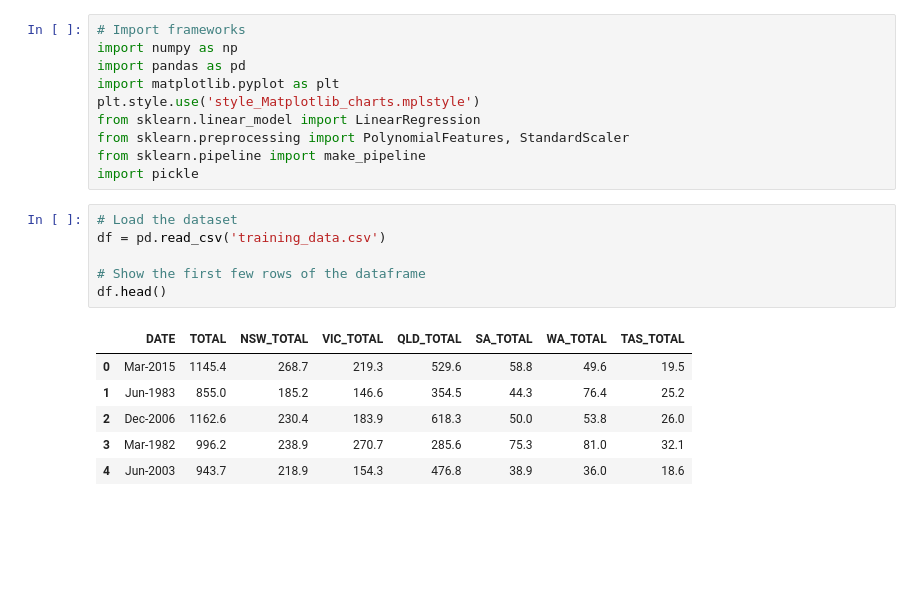
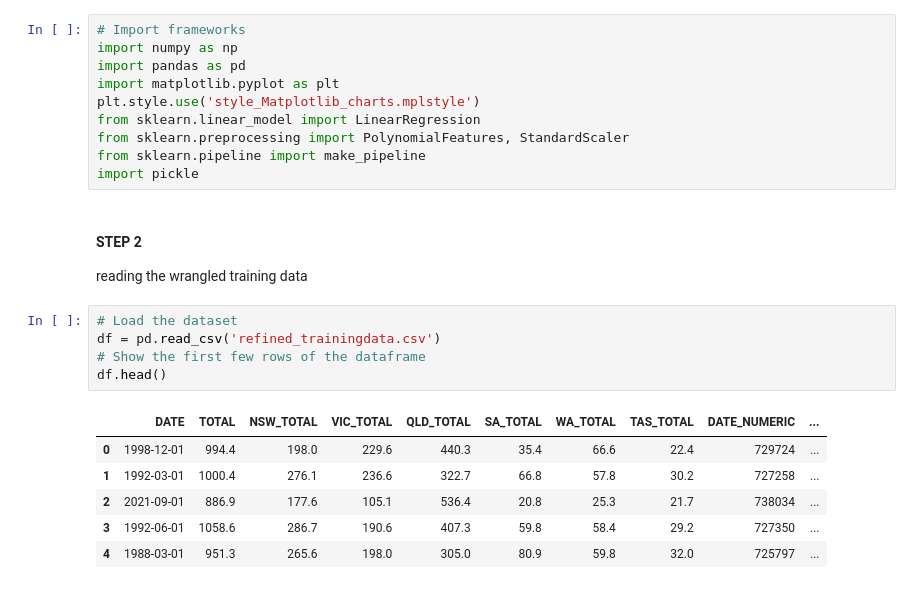
Before and after one commit to TempeHS/2025-SE-Dash-J-Task2, a Jupyter notebook: ipynb/Linear_regression.ipynb, the cells around one changed output. Saved outputs shown, nothing was run; the diff lists cells and outputs as text; blank space fills up the shorter version.

```diff
--- a/ipynb/Linear_regression.ipynb
+++ b/ipynb/Linear_regression.ipynb
@@ -8,16 +12,20 @@ from sklearn.linear_model import LinearRegression
 from sklearn.preprocessing import PolynomialFeatures, StandardScaler
 from sklearn.pipeline import make_pipeline
 import pickle
+# %% [markdown]
+#### STEP 2
+
+
+reading the wrangled training data
 # %%
 # Load the dataset
-df = pd.read_csv('training_data.csv')
-
+df = pd.read_csv('refined_trainingdata.csv')
 # Show the first few rows of the dataframe
 df.head()
 # %% [output]
-|  | DATE | TOTAL | NSW_TOTAL | VIC_TOTAL | QLD_TOTAL | SA_TOTAL | WA_TOTAL | TAS_TOTAL |
-| 0 | Mar-2015 | 1145.4 | 268.7 | 219.3 | 529.6 | 58.8 | 49.6 | 19.5 |
-| 1 | Jun-1983 | 855.0 | 185.2 | 146.6 | 354.5 | 44.3 | 76.4 | 25.2 |
-| 2 | Dec-2006 | 1162.6 | 230.4 | 183.9 | 618.3 | 50.0 | 53.8 | 26.0 |
-| 3 | Mar-1982 | 996.2 | 238.9 | 270.7 | 285.6 | 75.3 | 81.0 | 32.1 |
-| 4 | Jun-2003 | 943.7 | 218.9 | 154.3 | 476.8 | 38.9 | 36.0 | 18.6 |
+|  | DATE | TOTAL | NSW_TOTAL | VIC_TOTAL | QLD_TOTAL | SA_TOTAL | WA_TOTAL | TAS_TOTAL | DATE_NUMERIC | ... |
+| 0 | 1998-12-01 | 994.4 | 198.0 | 229.6 | 440.3 | 35.4 | 66.6 | 22.4 | 729724 | ... |
+| 1 | 1992-03-01 | 1000.4 | 276.1 | 236.6 | 322.7 | 66.8 | 57.8 | 30.2 | 727258 | ... |
+| 2 | 2021-09-01 | 886.9 | 177.6 | 105.1 | 536.4 | 20.8 | 25.3 | 21.7 | 738034 | ... |
+| 3 | 1992-06-01 | 1058.6 | 286.7 | 190.6 | 407.3 | 59.8 | 58.4 | 29.2 | 727350 | ... |
+| 4 | 1988-03-01 | 951.3 | 265.6 | 198.0 | 305.0 | 80.9 | 59.8 | 32.0 | 725797 | ... |
```
Also changed, not shown: parts of 16 cells of this notebook, 6 other files.
